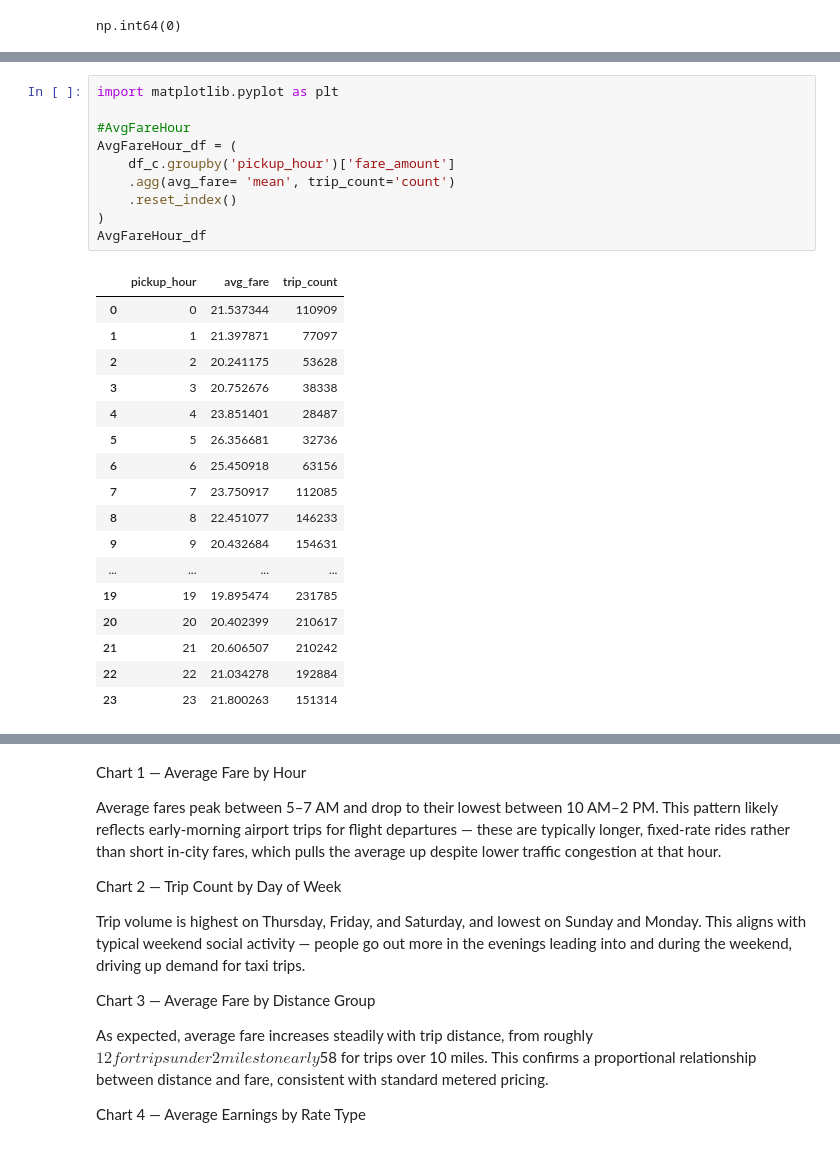
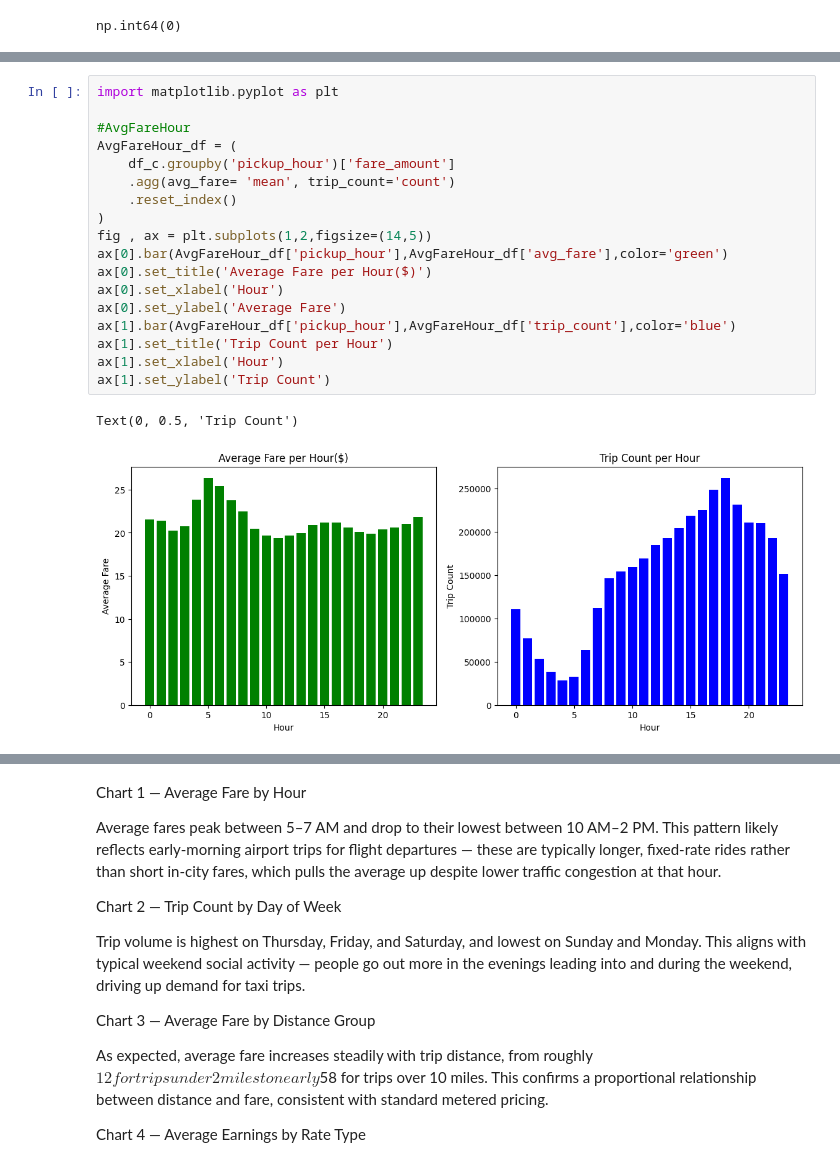
Before and after one commit to sogandghiami/Uber_taxi, a Jupyter notebook: nyc_yellow_taxi_analysis.ipynb, the cells around one changed output, grey strips where cells are left out. Drawn from its saved outputs; the diff is of its cells as text.

```diff
--- a/nyc_yellow_taxi_analysis.ipynb
+++ b/nyc_yellow_taxi_analysis.ipynb
@@ -147,31 +149,24 @@ df_c.describe().T
 | trip_duration_minutes | 3679819.0 | 17.403743 | 0.016667 | 8.25 | 13.5 | 21.333333 | 7507.9 | 25.259295 |
 | pickup_hour | 3679819.0 | 14.113291 | 0.0 | 10.0 | 15.0 | 19.0 | 23.0 | 5.991182 |
 | pickup_month | 3679819.0 | 1.000018 | 1.0 | 1.0 | 1.0 | 1.0 | 12.0 | 0.014056 |
-# %%
-import matplotlib.pyplot as plt
-
-#AvgFareHour
-AvgFareHour_df = (
-    df_c.groupby('pickup_hour')['fare_amount']
-    .agg(avg_fare= 'mean', trip_count='count')
-    .reset_index()
-)
-AvgFareHour_df
-# %% [output]
-|  | pickup_hour | avg_fare | trip_count |
-| 0 | 0 | 21.537344 | 110909 |
-| 1 | 1 | 21.397871 | 77097 |
-| 2 | 2 | 20.241175 | 53628 |
-| 3 | 3 | 20.752676 | 38338 |
-| 4 | 4 | 23.851401 | 28487 |
-| 5 | 5 | 26.356681 | 32736 |
-| 6 | 6 | 25.450918 | 63156 |
-| 7 | 7 | 23.750917 | 112085 |
-| 8 | 8 | 22.451077 | 146233 |
-| 9 | 9 | 20.432684 | 154631 |
-| ... | ... | ... | ... |
-| 19 | 19 | 19.895474 | 231785 |
-| 20 | 20 | 20.402399 | 210617 |
-| 21 | 21 | 20.606507 | 210242 |
-| 22 | 22 | 21.034278 | 192884 |
-| 23 | 23 | 21.800263 | 151314 |
+# %%
+import matplotlib.pyplot as plt
+
+#AvgFareHour
+AvgFareHour_df = (
+    df_c.groupby('pickup_hour')['fare_amount']
+    .agg(avg_fare= 'mean', trip_count='count')
+    .reset_index()
+)
+fig , ax = plt.subplots(1,2,figsize=(14,5))
+ax[0].bar(AvgFareHour_df['pickup_hour'],AvgFareHour_df['avg_fare'],color='green')
+ax[0].set_title('Average Fare per Hour($)')
+ax[0].set_xlabel('Hour')
+ax[0].set_ylabel('Average Fare')
+ax[1].bar(AvgFareHour_df['pickup_hour'],AvgFareHour_df['trip_count'],color='blue')
+ax[1].set_title('Trip Count per Hour')
+ax[1].set_xlabel('Hour')
+ax[1].set_ylabel('Trip Count')
+# %% [output]
+Text(0, 0.5, 'Trip Count')
+[figure, added]
```
Also changed, not shown: parts of 7 cells of this notebook.
